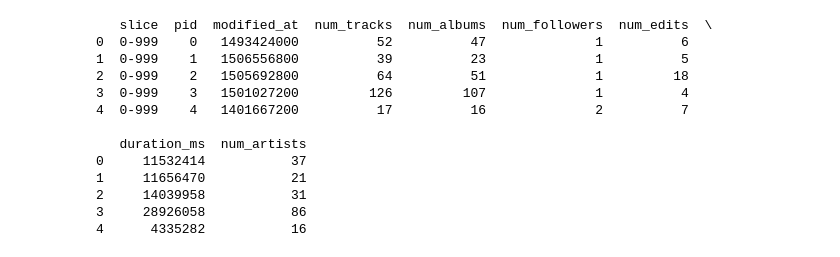
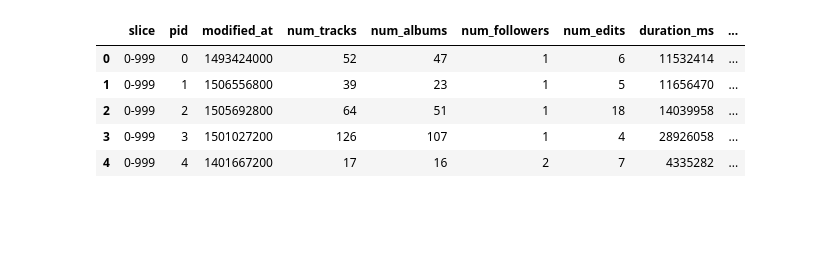
Before and after one commit to carlose-cortesg/ANTR-2029-ANTRCOMP, a Jupyter notebook: Semana7/EntregaBlanco/jb-02-entrega.ipynb, the cells around one changed output. Cells and saved outputs as stored; diff of their text form; code cells hidden in the pictures; blank space fills up the shorter version.

```diff
--- a/Semana7/EntregaBlanco/jb-02-entrega.ipynb
+++ b/Semana7/EntregaBlanco/jb-02-entrega.ipynb
@@ -1,31 +18,10 @@
 # %%
+
 import sqlite3
+import pandas as pd
+import seaborn as sns
+import matplotlib.pyplot as plt
+connection = sqlite3.connect("music_smaller_10000.db")
 
-import pandas as pd
-
-# Conectarse a la base de datos
-connection = sqlite3.connect('music_smaller_10000.db')
-
-# Crear el query entre comillas y transformaarlos en una dataframe
 query = "SELECT * FROM playlists"
-datos = pd.read_sql_query(query, connection)
-
-# Mostrar cómo queda el archivo
-print(datos.head())
-
-# Cerrar la conexión
-connection.close()
+playlists = pd.read_sql_query(query,connection)
-# %% [output]
-   slice  pid  modified_at  num_tracks  num_albums  num_followers  num_edits  \
-0  0-999    0   1493424000          52          47              1          6
-1  0-999    1   1506556800          39          23              1          5
-2  0-999    2   1505692800          64          51              1         18
-3  0-999    3   1501027200         126         107              1          4
-4  0-999    4   1401667200          17          16              2          7
-
-   duration_ms  num_artists
-0     11532414           37
-1     11656470           21
-2     14039958           31
-3     28926058           86
-4      4335282           16
@@ -33,0 +31,9 @@ import seaborn as sns
+# %%
+playlists.head()
+# %% [output]
+|  | slice | pid | modified_at | num_tracks | num_albums | num_followers | num_edits | duration_ms | ... |
+| 0 | 0-999 | 0 | 1493424000 | 52 | 47 | 1 | 6 | 11532414 | ... |
+| 1 | 0-999 | 1 | 1506556800 | 39 | 23 | 1 | 5 | 11656470 | ... |
+| 2 | 0-999 | 2 | 1505692800 | 64 | 51 | 1 | 18 | 14039958 | ... |
+| 3 | 0-999 | 3 | 1501027200 | 126 | 107 | 1 | 4 | 28926058 | ... |
+| 4 | 0-999 | 4 | 1401667200 | 17 | 16 | 2 | 7 | 4335282 | ... |
```
Also changed, not shown: parts of 26 cells of this notebook.
